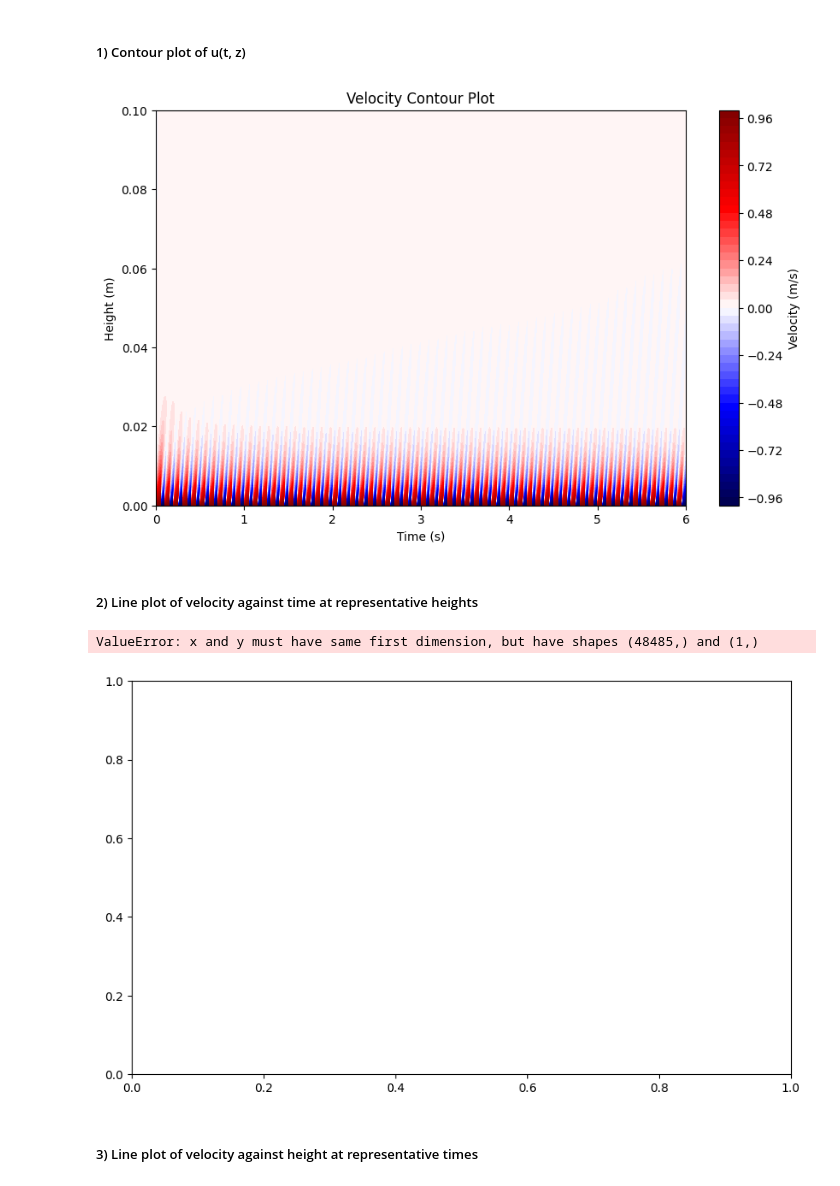
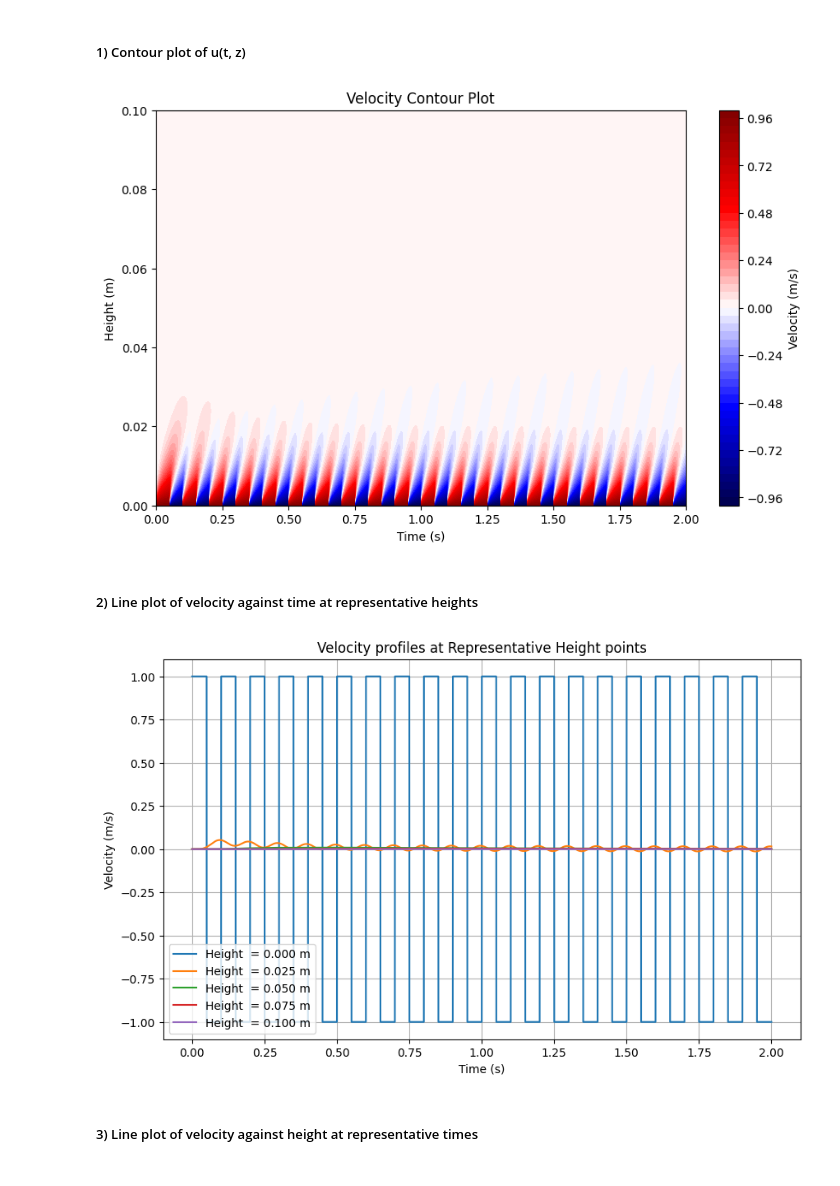
Before and after one commit to HiperLoop/Fluid-dynamics, a Jupyter notebook: Project 2/src/Project2_Group8_computationalpart.ipynb, the cells around one changed output. Cells and saved outputs as stored; diff of their text form; code cells hidden in the pictures.

```diff
--- a/Project 2/src/Project2_Group8_computationalpart.ipynb
+++ b/Project 2/src/Project2_Group8_computationalpart.ipynb
@@ -34,8 +34,8 @@ def generate_quantity_array(q_min, q_max, dq):
 # %%
 # Function that generates representative points for line plots
 
-def get_representative_points(quantity, num_points):
-    return np.linspace(0, len(quantity) - 1, num_points).astype(int)
+def get_representative_points(quantity, num_points, percentage_range = [0, 1]):
+    return np.linspace(int(len(quantity) * percentage_range[0]), int(len(quantity) * percentage_range[1] - 1), num_points).astype(int)
 # %%
 # Plotting functions
 
@@ -48,14 +48,14 @@ def contour_plot(z, t, u):
     plt.title('Velocity Contour Plot')
     plt.show()
 
-def line_plot(x, u, representative_points, rep_point_values, x_label, rep_point_name, rows=True, title='Velocity', save=False, filename=''):
+def line_plot(x, u, representative_points, rep_point_values, x_label, rep_point_name, rows=True, title='Velocity', save=False, filename='', sublabel=['']):
     plt.figure(figsize=(10, 6))
     for j in range(len(u)):
         for i in range(len(representative_points)):
             if rows:
-                plt.plot(x, u[j][representative_points[i]], label=f'{rep_point_name}({j + 1}) = {rep_point_values[representative_points[i]]} m')
+                plt.plot(x, u[j][representative_points[i]], label=f'{rep_point_name} {sublabel[j]} = {rep_point_values[representative_points[i]]:.3f} m')
             else:
-                plt.plot(u[j][:, representative_points[i]], x, label=f'{rep_point_name}({j + 1}) = {rep_point_values[representative_points[i]]} s')
+                plt.plot(u[j][:, representative_points[i]], x, label=f'{rep_point_name} {sublabel[j]} = {rep_point_values[representative_points[i]]:.3f} s')
     if rows:
         plt.xlabel(x_label)
         plt.ylabel('Velocity (m/s)')
@@ -171,7 +171,7 @@ z_max = 0.1 # maximum height (m)
 z = generate_quantity_array(z_min, z_max, dz) # height array
 
 # Time parameters
-dt = get_minimum_step(dz, nu, time=True) # time step (s) that satisfies the stability condition
+dt = get_minimum_step(dz, nu, time=True) * 0.2 # time step (s) that satisfies the stability condition
 t_min = 0 # start time (s)
 t_max = 2 # end time (s)
 N_t = int((t_max - t_min) / dt) + 1 # number of time steps
@@ -272,26 +247,25 @@ def plate_velocity_2(t):
 # %%
 # Change relevant constants for plotting of figures 1), 2) and 3) in e)
 
-u = np.transpose(iterative_diffusion([np.append([plate_velocity_2(0)], np.zeros((1, len(z) - 1)))], dz, dt, N_t, velocity_function=plate_velocity_2)) # velocity array (m/s) with initial condition u(z, t=0) = 0 for z > 0 and u(z=0, t) = plate_velocity_2(t)
+u_e = np.transpose(iterative_diffusion([np.append([plate_velocity_2(0)], np.zeros((1, len(z) - 1)))], dz, dt, N_t, velocity_function=plate_velocity_2)) # velocity array (m/s) with initial condition u(z, t=0) = 0 for z > 0 and u(z=0, t) = plate_velocity_2(t)
 # %% [markdown]
 ##### 1) Contour plot of u(t, z)
 # %%
 # Plot 1)
 
-contour_plot(z, t, u)
+contour_plot(z, t, u_e)
 # %% [output]
-[figure, old version]
+[figure, new version]
 # %% [markdown]
 ##### 2) Line plot of velocity against time at representative heights
 # %%
 # Plot 2)
 
 number_of_representative_points = 5
 z_representative_points = get_representative_points(z, number_of_representative_points)
-line_plot(t, u, z_representative_points, z, 'Time (s)', 'Height')
+line_plot(t, [u_e], z_representative_points, z, 'Time (s)', 'Height')
 # %% [output]
-ValueError: x and y must have same first dimension, but have shapes (48485,) and (1,)
-[figure, old version]
+[figure, new version]
 # %% [markdown]
 ##### 3) Line plot of velocity against height at representative times
 # %%
```
Also changed, not shown: parts of 10 cells of this notebook.
